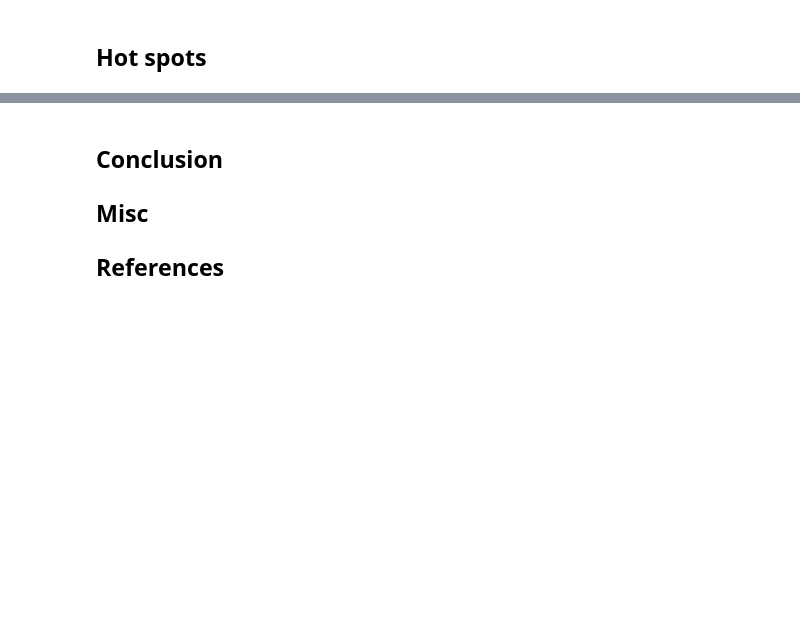
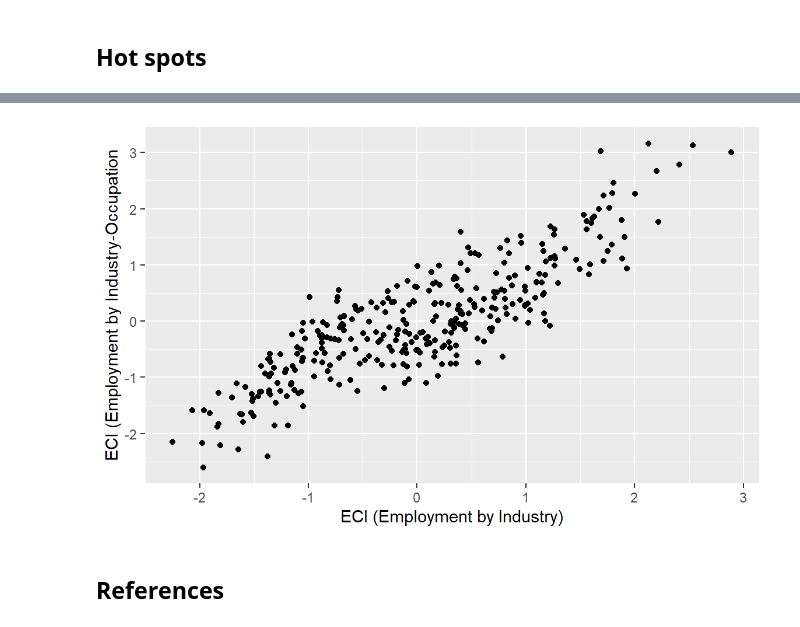
Before and after one commit to aiti-flinders/sirp-complexity, a Jupyter notebook: index.embed.ipynb, the cells around one changed output, grey strips where cells are left out. Saved outputs shown, nothing was run; the diff lists cells and outputs as text; code cells hidden in the pictures; blank space fills up the shorter version.

```diff
--- a/index.embed.ipynb
+++ b/index.embed.ipynb
@@ -313,0 +312,12 @@ tm_shape(complexity.reg) +
+# %%
+industry_sa3 <- read_complexitydata("sa3_indp4") |> mutate(year = 2021)
+complexity_indp4 <- calculate_complexity(industry_sa3, region = "sa3", product = "indp", value = "count", year = 2021)
+
+complexity_indp4 |>
+  distinct(sa3, country_complexity_index) |>
+  full_join(complexity.reg) |>
+  ggplot(aes(x = country_complexity_index, y = city_complexity)) +
+  geom_point() +
+  labs(x = "ECI (Employment by Industry)",
+       y = "ECI (Employment by Industry-Occupation")
+# %% [output]
@@ -314,6 +326,3 @@ tm_shape(complexity.reg) +
+[figure, added]
 # %% [markdown]
-## Conclusion
-
-## Misc
-
 ## References
```
Also changed, not shown: parts of 7 cells of this notebook, 26 other files.
